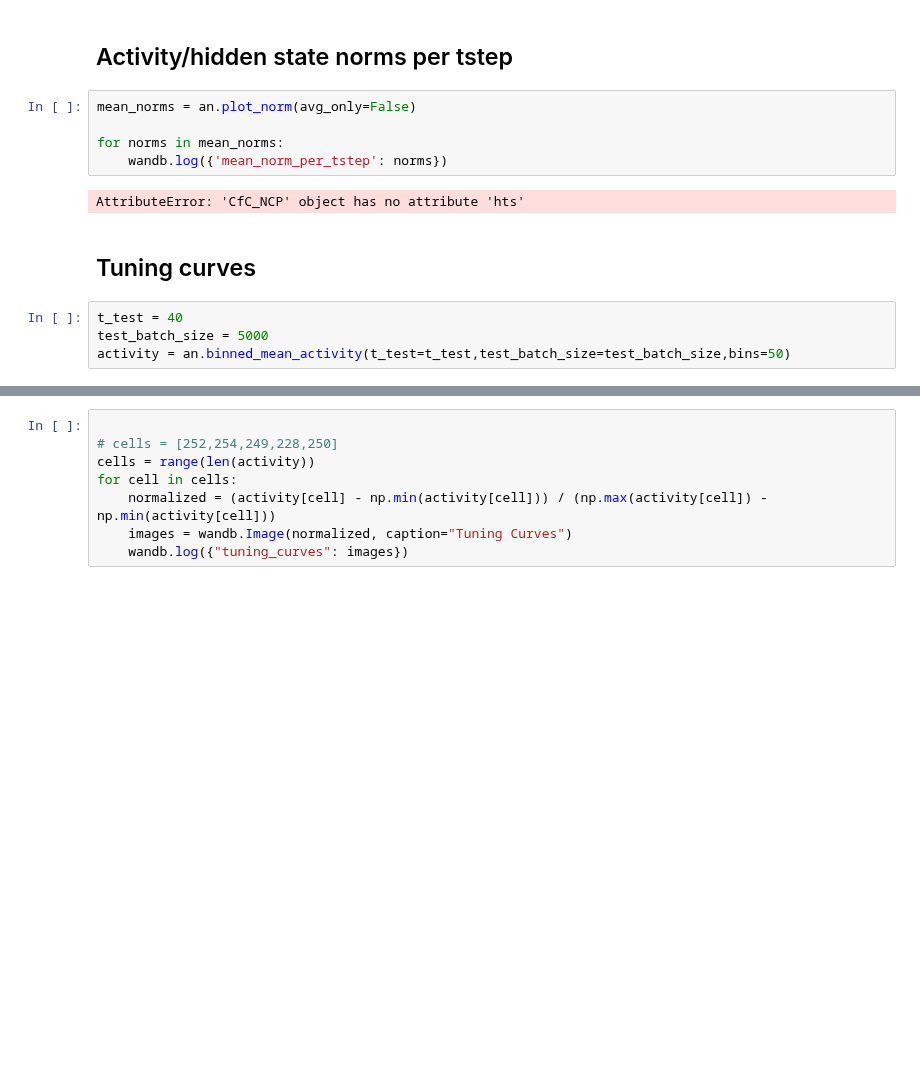
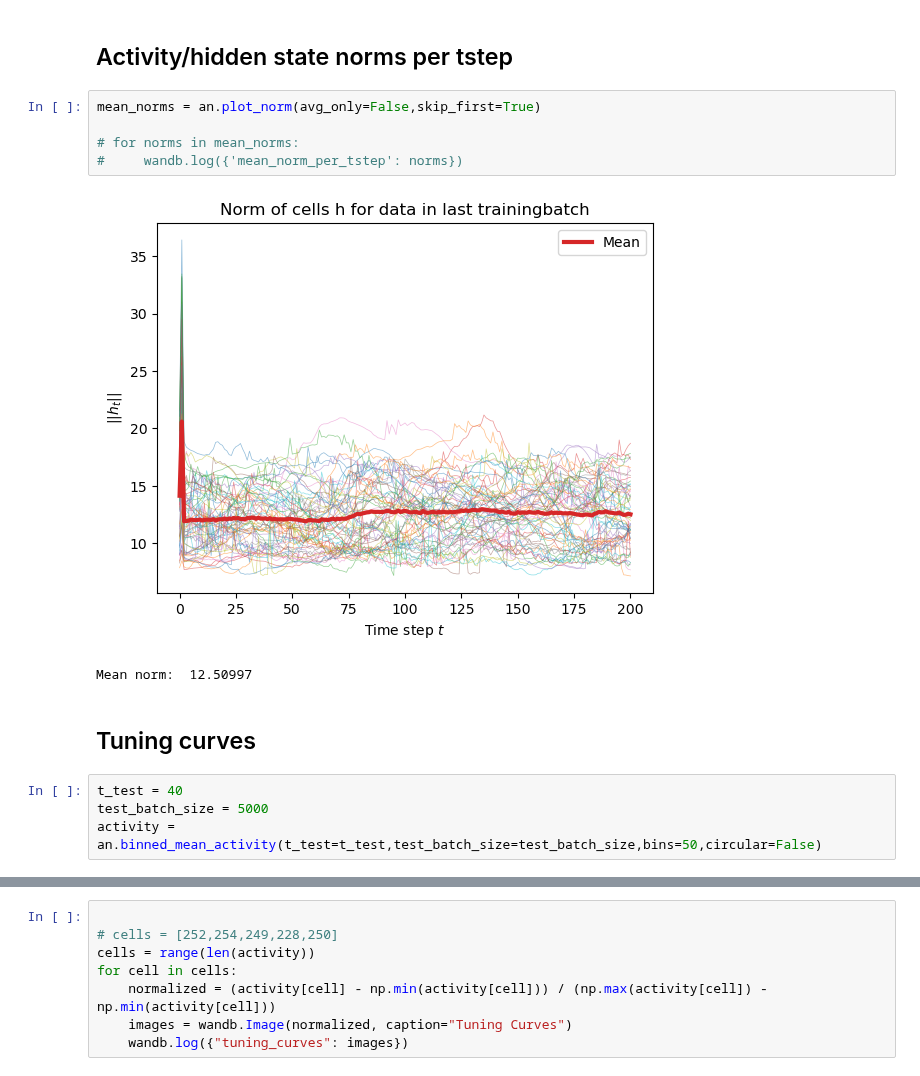
Before and after one commit to bioAI-Oslo/RNN-Adding-Problem-Representations, a Jupyter notebook: notebooks/final.ipynb, the cells around one changed output, grey strips where cells are left out. Cells and saved outputs as stored; diff of their text form; blank space fills up the shorter version.

```diff
--- a/notebooks/final.ipynb
+++ b/notebooks/final.ipynb
@@ -145,18 +146,19 @@ an = Analysis(model,if_low=config.low)
 # %% [markdown]
 ## Activity/hidden state norms per tstep
 # %%
-mean_norms = an.plot_norm(avg_only=False)
+mean_norms = an.plot_norm(avg_only=False,skip_first=True)
 
-for norms in mean_norms:
-    wandb.log({'mean_norm_per_tstep': norms})
+# for norms in mean_norms:
+#     wandb.log({'mean_norm_per_tstep': norms})
 # %% [output]
+[figure, added]
-AttributeError: 'CfC_NCP' object has no attribute 'hts'
+Mean norm:  12.50997
 # %% [markdown]
 ## Tuning curves
 # %%
 t_test = 40
 test_batch_size = 5000
-activity = an.binned_mean_activity(t_test=t_test,test_batch_size=test_batch_size,bins=50)
+activity = an.binned_mean_activity(t_test=t_test,test_batch_size=test_batch_size,bins=50,circular=False)
 # %%
 an.plot_2D_activity(k_test=249,more_plots=True,plot_head_frac=1/16)
 # %% [output]
```
Also changed, not shown: parts of 9 cells of this notebook, 3 other files.
